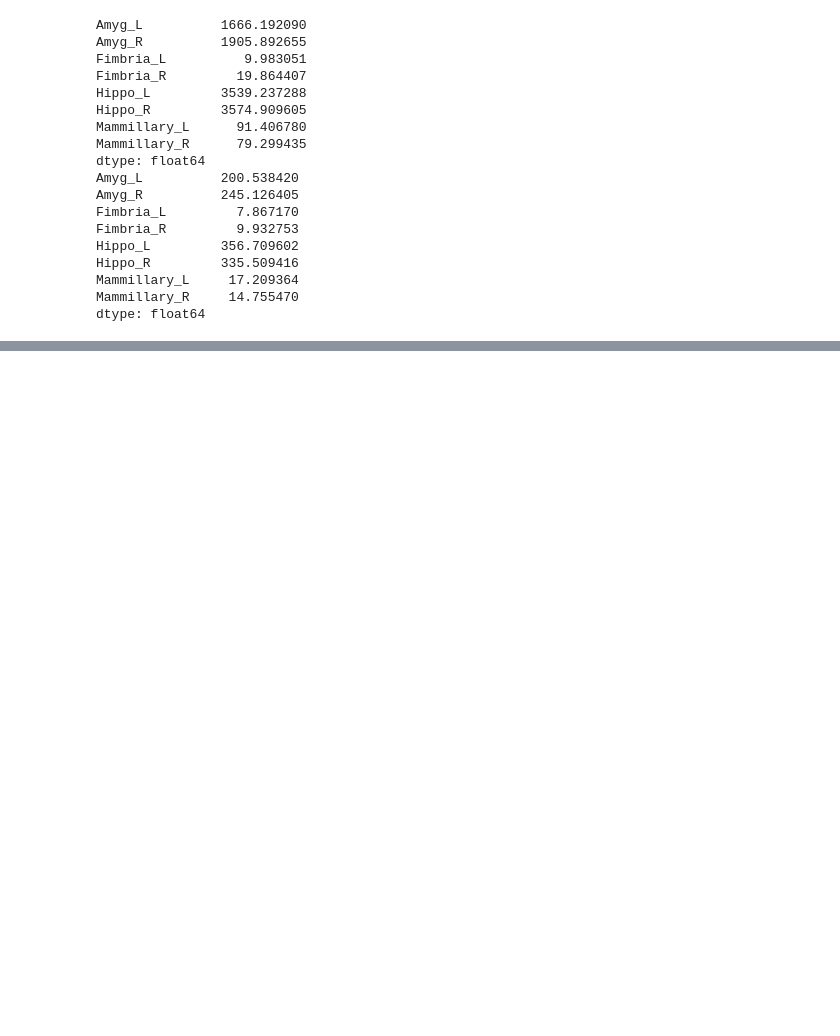
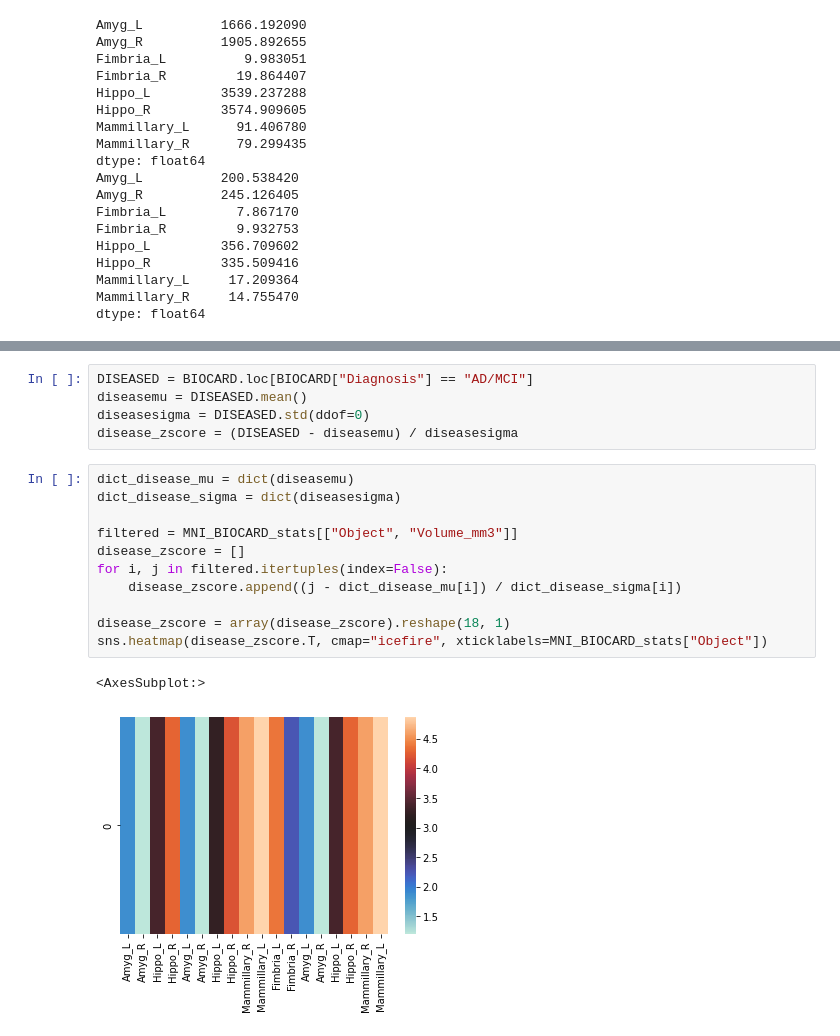
Before and after one commit to vivek-booshan/CompMed, a Jupyter notebook: analysis.ipynb, the cells around one changed output, grey strips where cells are left out. Cells and saved outputs as stored; diff of their text form; blank space fills up the shorter version.

```diff
--- a/analysis.ipynb
+++ b/analysis.ipynb
@@ -178,0 +179,19 @@ sns.heatmap(MNI_BIOCARD_zscore, cmap="icefire", xticklabels=False, yticklabels=M
+# %%
+DISEASED = BIOCARD.loc[BIOCARD["Diagnosis"] == "AD/MCI"]
+diseasemu = DISEASED.mean()
+diseasesigma = DISEASED.std(ddof=0)
+disease_zscore = (DISEASED - diseasemu) / diseasesigma
+# %%
+dict_disease_mu = dict(diseasemu)
+dict_disease_sigma = dict(diseasesigma)
+
+filtered = MNI_BIOCARD_stats[["Object", "Volume_mm3"]]
+disease_zscore = []
+for i, j in filtered.itertuples(index=False):
+    disease_zscore.append((j - dict_disease_mu[i]) / dict_disease_sigma[i])
+
+disease_zscore = array(disease_zscore).reshape(18, 1)
+sns.heatmap(disease_zscore.T, cmap="icefire", xticklabels=MNI_BIOCARD_stats["Object"])
+# %% [output]
+<AxesSubplot:>
+[figure, added]
```
Also changed, not shown: parts of 1 cell of this notebook.
